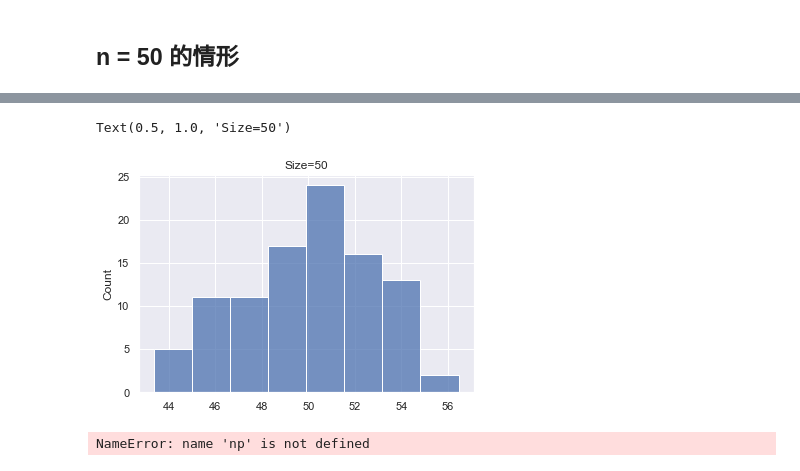
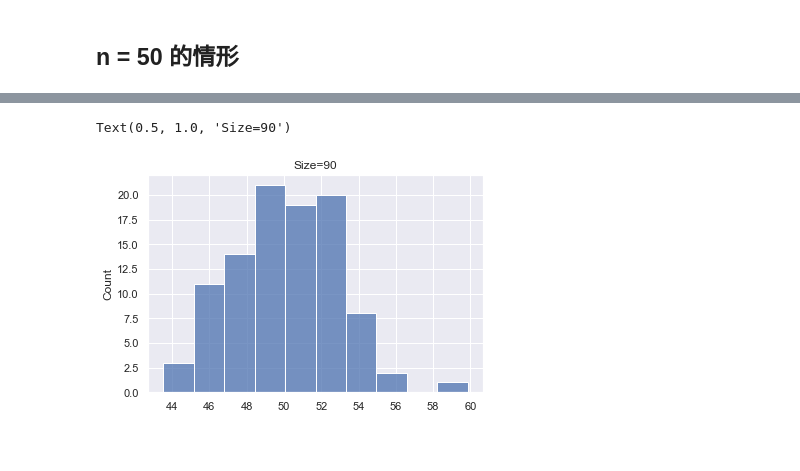
Before and after one commit to en-feng/survey_and_stats, a Jupyter notebook: sampling.ipynb, the cells around one changed output, grey strips where cells are left out. Cells and saved outputs as stored; diff of their text form; code cells hidden in the pictures.

```diff
--- a/sampling.ipynb
+++ b/sampling.ipynb
@@ -100,48 +94,12 @@ Text(0.5, 1.0, 'Size=50')
 # %%
 # 重复抽取100次
 
 sample_mean =[]
 for i in range(1, 100):
     s = np.random.choice(data, size=90).mean()
     sample_mean.append(s)
 sns.histplot(sample_mean)
-plt.title("Size=50")
+plt.title("Size=90")
 # %% [output]
-Text(0.5, 1.0, 'Size=50')
+Text(0.5, 1.0, 'Size=90')
-[figure, old version]
+[figure, new version]
-# %%
-
-# 样本容量 10
-size_1 = calc_sample_mean(size = 1, n_trial = 10000)
-size_1_df = pd.DataFrame({
-    "sample_mean":size_10,
-    "size"       :np.tile("size 1", 10000)
-})
-
-# 样本容量 10
-size_10 = calc_sample_mean(size = 10, n_trial = 10000)
-size_10_df = pd.DataFrame({
-    "sample_mean":size_10,
-    "size"       :np.tile("size 10", 10000)
-})
-# 样本容量 20
-size_20 = calc_sample_mean(size = 20, n_trial = 10000)
-size_20_df = pd.DataFrame({
-    "sample_mean":size_20,
-    "size"       :np.tile("size 20", 10000)
-})
-# 样本容量 30
-size_30 = calc_sample_mean(size = 30, n_trial = 10000)
-size_30_df = pd.DataFrame({
-    "sample_mean":size_30,
-    "size"       :np.tile("size 30", 10000)
-})
-
-# 拼接表格
-sim_result = pd.concat(
-    [size_1_df,size_10_df, size_20_df, size_30_df])
-
-# 打印结果
-print(sim_result.head())
-# %% [output]
-NameError: name 'np' is not defined
```
Also changed, not shown: parts of 6 cells of this notebook.
